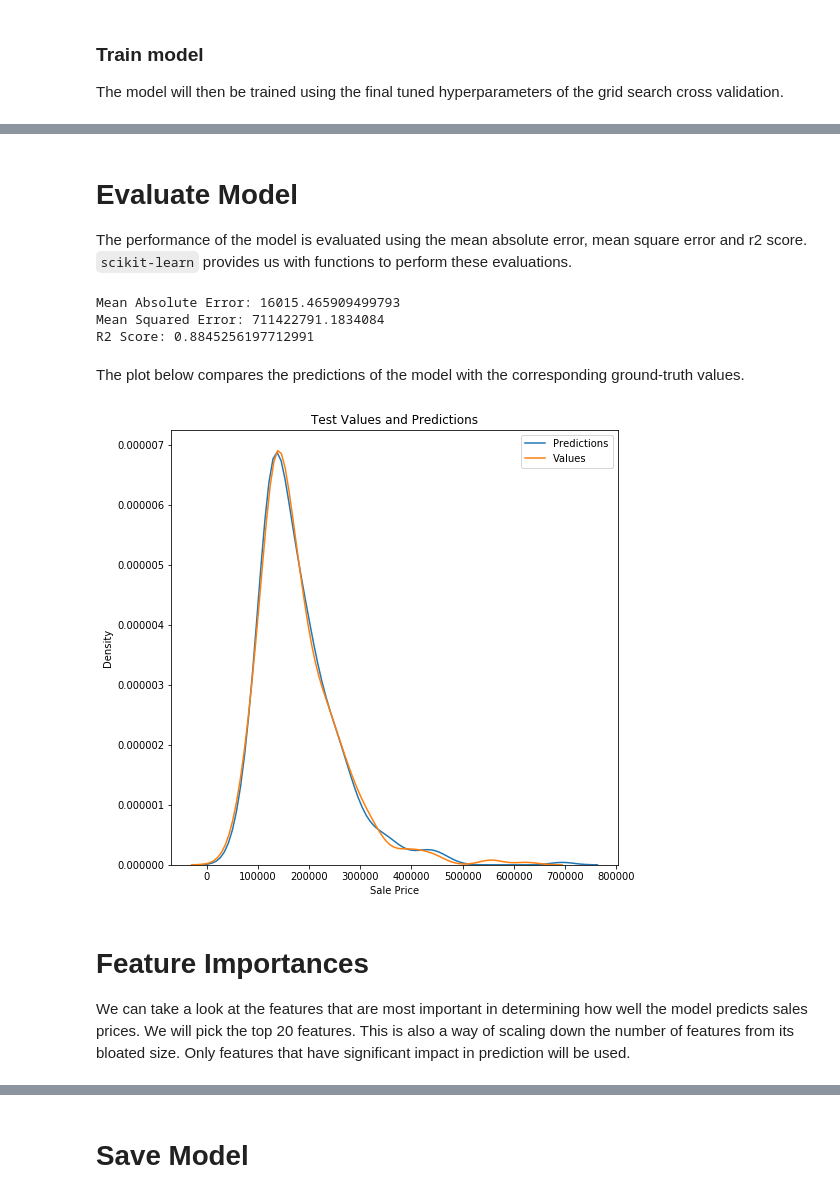
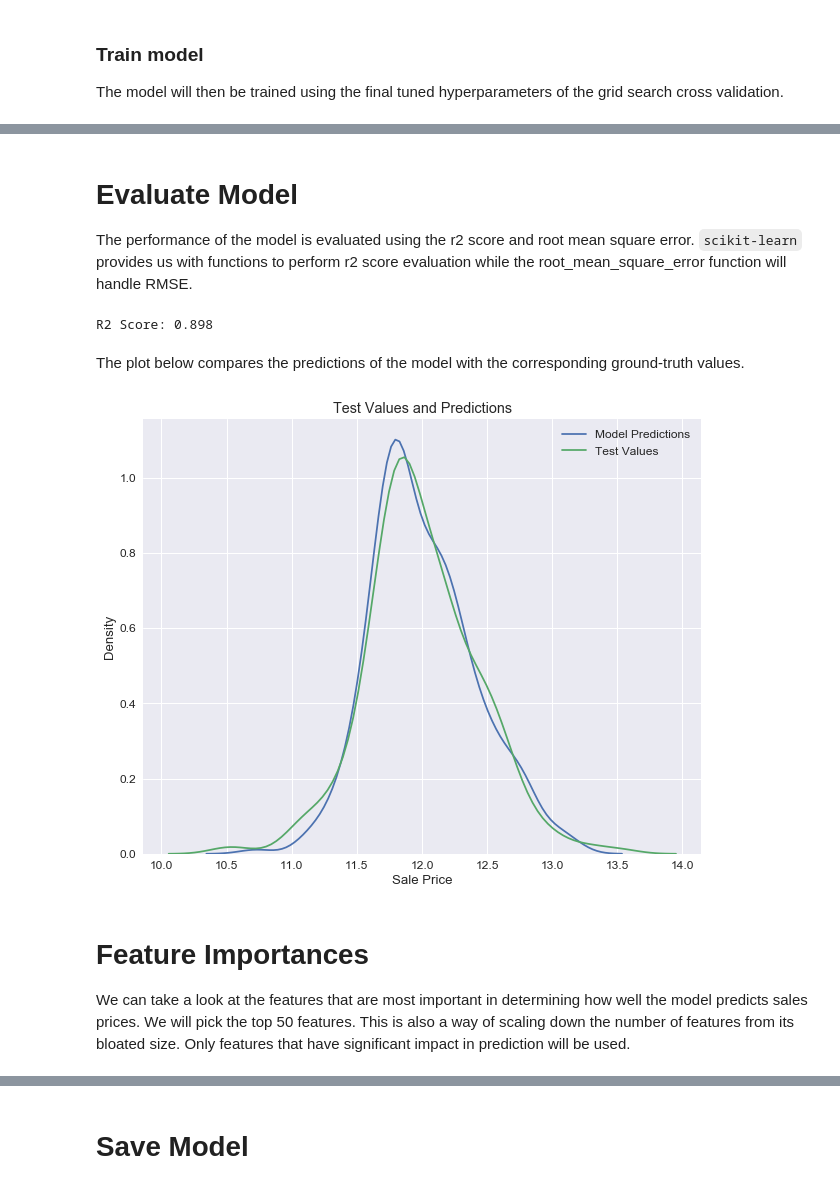
Before and after one commit to osaetinevbuoma/ames_housing_prices, a Jupyter notebook: ames_prediction.ipynb, the cells around one changed output, grey strips where cells are left out. Cells and saved outputs as stored; diff of their text form; code cells hidden in the pictures.

```diff
--- a/ames_prediction.ipynb
+++ b/ames_prediction.ipynb
@@ -395,0 +512,12 @@ def experimentation_scores(scores):
+# %%
+from sklearn.model_selection import train_test_split
+
+random_state = 42
+target = np.log(df['SalePrice'])
+features = df.drop('SalePrice', axis=1)
+
+# Split data in 80% train and 20% test
+X_train, X_test, y_train, y_test = train_test_split(features, target, test_size=.2, random_state=random_state)
+
+print('Train features: {} \nTest features: {} \nTrain targets: {} \nTest targets: {}'
+      .format(X_train.shape, X_test.shape, y_train.shape, y_test.shape))
@@ -450,9 +615,9 @@ from sklearn.model_selection import RandomizedSearchCV
 
 It is important to note that `RandomizedSearchCV` can give different hyperparameter combination when run multiple time.
 # %%
-scoring = 'neg_mean_absolute_error'
+scoring = 'r2'
 n_iter = 50
-n_jobs = 50
+n_jobs = -1
 param_distributions = { 'learning_rate': [0.001, 0.01, 0.1, 1, 10, 100], 'min_samples_leaf': np.arange(1, 10),
                         'min_samples_split': np.arange(2, 10), 'max_depth': np.arange(1, 10) }
 
@@ -518,9 +683,9 @@ random_search_results
 
 The tuned hyperparameters from `RandomizedSearchCV` will be further tuned using `GridSearchCV`. The parameter we are interested in tuning using `GridSearchCV` is the `n_estimators` hyperparameter. `n_estimators` is the number of boosting stage to perform and since gradient boosting is susceptible to overfitting, we will tune of high values of `n_estimators`. We are using grid search for tuning because, unlike randomized search cross validation that randomly pick hypterparameters to tune, grid search cross validation combines all combinations of hyperparameters to determine the optimum combination.
 # %%
-param_grid = [{ 'n_estimators': [100, 150, 200, 400, 500, 800, 1000], 'learning_rate': [0.1],
-               'min_samples_leaf': [2], 'max_depth': [4], 'min_samples_split': [3] }]
+param_grid = [{ 'n_estimators': [100, 150, 200, 300, 400, 500, 600, 700, 800, 900, 1000, 1150, 2000] }]
 
-grid_search = GridSearchCV(model, param_grid, cv=cv, scoring=scoring, n_jobs=n_jobs, verbose=1)
+grid_search = GridSearchCV(random_search.best_estimator_, param_grid, cv=cv, scoring=scoring,
+                           n_jobs=n_jobs, verbose=1)
 grid_search.fit(X_train, y_train)
 # %% [output]
@@ -596,39 +769,41 @@ predictions = model.predict(X_test)
 # %% [markdown]
 # Evaluate Model #
 
-The performance of the model is evaluated using the mean absolute error, mean square error and r2 score. `scikit-learn` provides us with functions to perform these evaluations.
+The performance of the model is evaluated using the r2 score and root mean square error. `scikit-learn` provides us with functions to perform r2 score evaluation while the root_mean_square_error function will handle RMSE.
-# %%
-from sklearn.metrics import mean_absolute_error
-from sklearn.metrics import mean_squared_error
-from sklearn.metrics import r2_score
-
-mae = mean_absolute_error(y_test, predictions)
-mse = mean_squared_error(y_test, predictions)
-r2 = r2_score(y_test, predictions)
-
-print('Mean Absolute Error: {} \nMean Squared Error: {} \nR2 Score: {}'.format(mae, mse, r2))
-# %% [output]
-Mean Absolute Error: 16015.465909499793
-Mean Squared Error: 711422791.1834084
-R2 Score: 0.8845256197712991
+# %%
+from sklearn.metrics import r2_score
+
+r2 = r2_score(y_test, predictions)
+
+random_val = np.random.randint(1, len(y_test))
+test = y_test[random_val:random_val+1]
+pred = predictions[random_val]
+rmse = root_mean_square_error(test, pred)
+
+print('R2 Score: %.3f' % r2)
+# %% [output]
+R2 Score: 0.898
 # %% [markdown]
 The plot below compares the predictions of the model with the corresponding ground-truth values.
 # %%
-plt.figure(figsize=(8, 8))
+def evaluation_plot(y_test, predictions):
+    plt.figure(figsize=(10, 8))
 
-# Density plot of the final predictions and the test values
-sns.kdeplot(predictions, label='Predictions')
-sns.kdeplot(y_test, label='Values')
+    # Density plot of the final predictions and the test values
+    sns.kdeplot(predictions, label='Model Predictions')
+    sns.kdeplot(y_test, label='Test Values')
 
-# Label the plot
-plt.xlabel('Sale Price')
-plt.ylabel('Density')
-plt.title('Test Values and Predictions')
-plt.show()
+    # Label the plot
+    plt.xlabel('Sale Price')
+    plt.ylabel('Density')
+    plt.title('Test Values and Predictions')
+    plt.show()
+
+evaluation_plot(y_test, predictions)
 # %% [output]
-[figure, old version]
+[figure, new version]
 # %% [markdown]
 # Feature Importances #
 
-We can take a look at the features that are most important in determining how well the model predicts sales prices. We will pick the top 20 features. This is also a way of scaling down the number of features from its bloated size. Only features that have significant impact in prediction will be used.
+We can take a look at the features that are most important in determining how well the model predicts sales prices. We will pick the top 50 features. This is also a way of scaling down the number of features from its bloated size. Only features that have significant impact in prediction will be used.
 # %%
```
Also changed, not shown: parts of 117 cells of this notebook, 7 other files.
